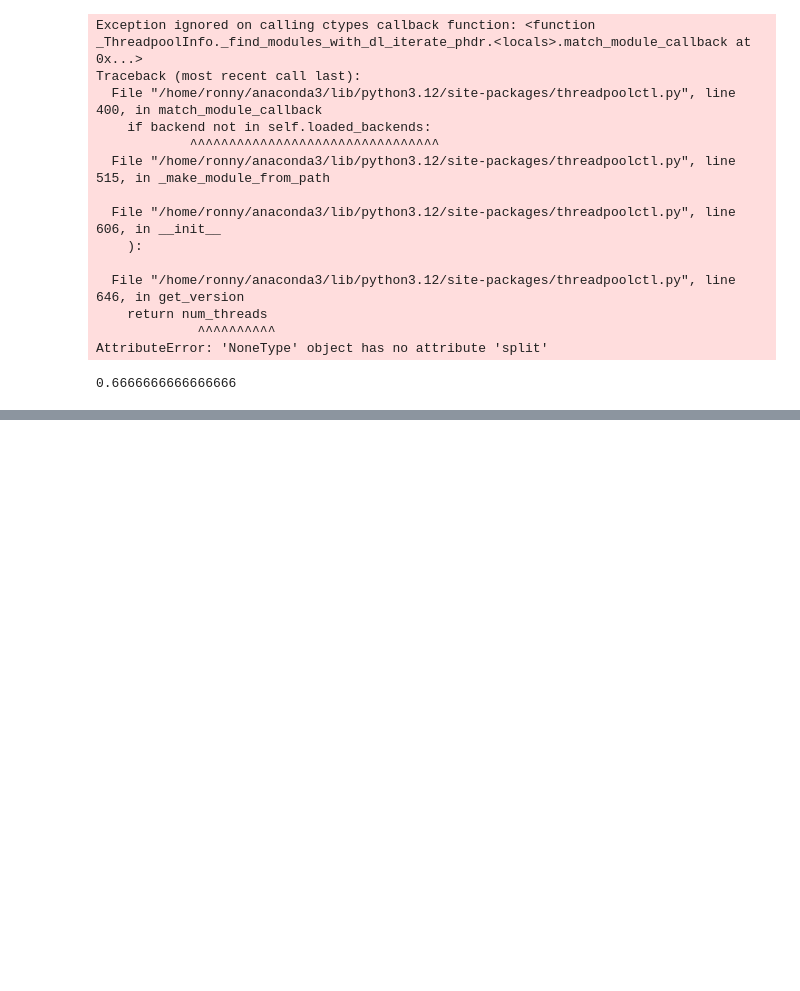
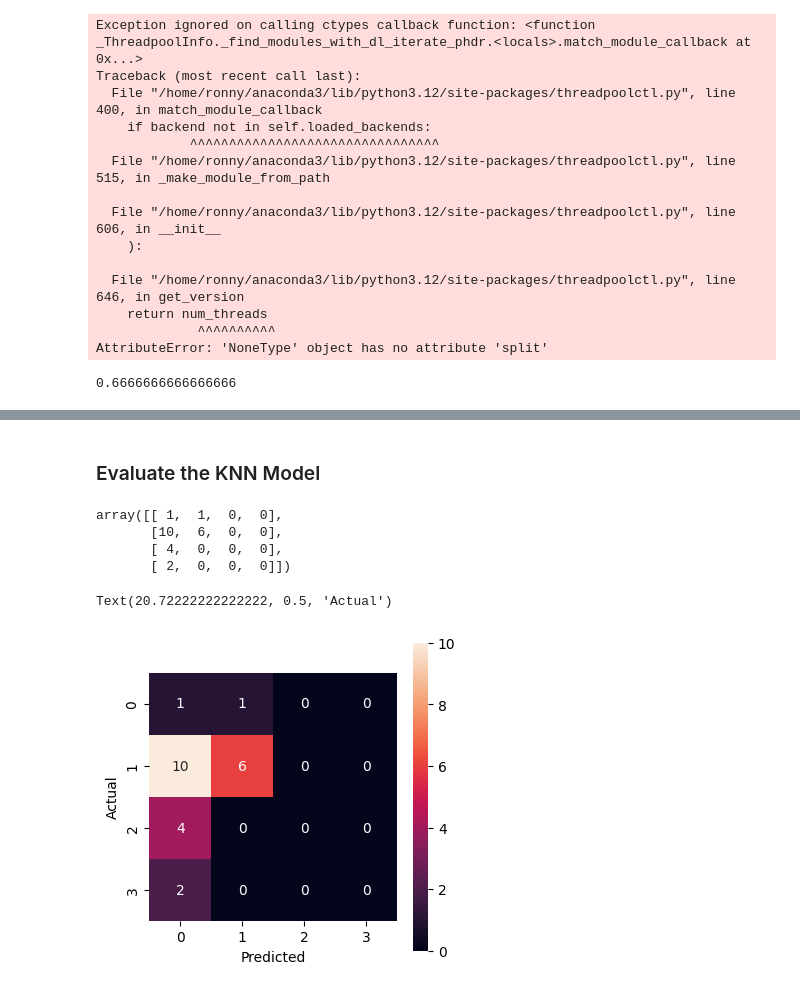
Before and after one commit to Mokowz/Knowledge-Based-Projects, a Jupyter notebook: traffic_pred/predict-accidents.ipynb, the cells around one changed output, grey strips where cells are left out. Drawn from its saved outputs; the diff is of its cells as text; code cells hidden in the pictures; blank space fills up the shorter version.

```diff
--- a/traffic_pred/predict-accidents.ipynb
+++ b/traffic_pred/predict-accidents.ipynb
@@ -415,6 +415,15 @@ X_train.head()
 5 rows × 61 columns
 # %% [markdown]
 ### KNN Model
+# %%
+from sklearn.preprocessing import StandardScaler
+
+# Instantiate the standard scaler
+sc = StandardScaler()
+
+# FIt and transform the features
+X_train_sc = sc.fit_transform(X_train)
+X_test_sc = sc.transform(X_test)
 # %%
 from sklearn.neighbors import KNeighborsClassifier as KNN
 
@@ -423,10 +432,10 @@ from sklearn.neighbors import KNeighborsClassifier as KNN
 knn = KNN(n_neighbors=7)
 
 # Fit it into the data
-knn.fit(X_train, y_train)
+knn.fit(X_train_sc, y_train)
 
 # Check score
-knn.score(X_test, y_test)
+knn.score(X_test_sc, y_test)
 # %% [output]
 Exception ignored on calling ctypes callback function: <function _ThreadpoolInfo._find_modules_with_dl_iterate_phdr.<locals>.match_module_callback at 0x...>
 Traceback (most recent call last):
@@ -447,0 +455,5 @@ AttributeError: 'NoneType' object has no attribute 'split'
+# %%
+# Prediction
+y_pred = knn.predict(X_test)
+
+y_pred[:5]
@@ -447,0 +476,22 @@ AttributeError: 'NoneType' object has no attribute 'split'
+# %% [markdown]
+### Evaluate the KNN Model
+# %%
+from sklearn.metrics import confusion_matrix, classification_report
+
+confusion_matrix(y_test, y_pred)
+# %% [output]
+array([[ 1,  1,  0,  0],
+       [10,  6,  0,  0],
+       [ 4,  0,  0,  0],
+       [ 2,  0,  0,  0]])
+# %%
+# Visualize the confusion matrix
+fig, ax = plt.subplots(1, 1, figsize=(4, 4))
+cm = confusion_matrix(y_test, y_pred)
+ax = sns.heatmap(cm, annot=True, square=True)
+
+ax.set_xlabel('Predicted')
+ax.set_ylabel('Actual')
+# %% [output]
+Text(20.72222222222222, 0.5, 'Actual')
+[figure, added]
```
Also changed, not shown: parts of 5 cells of this notebook.
